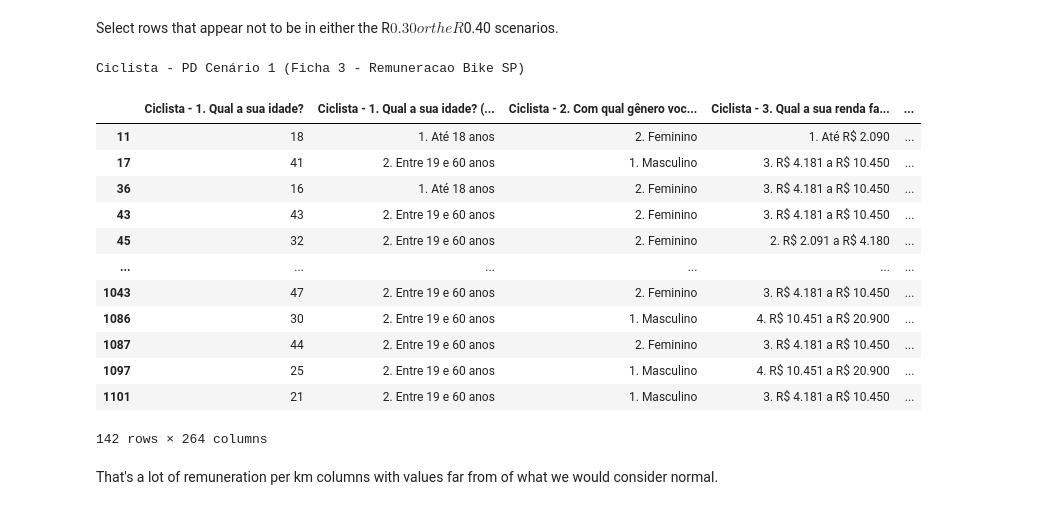
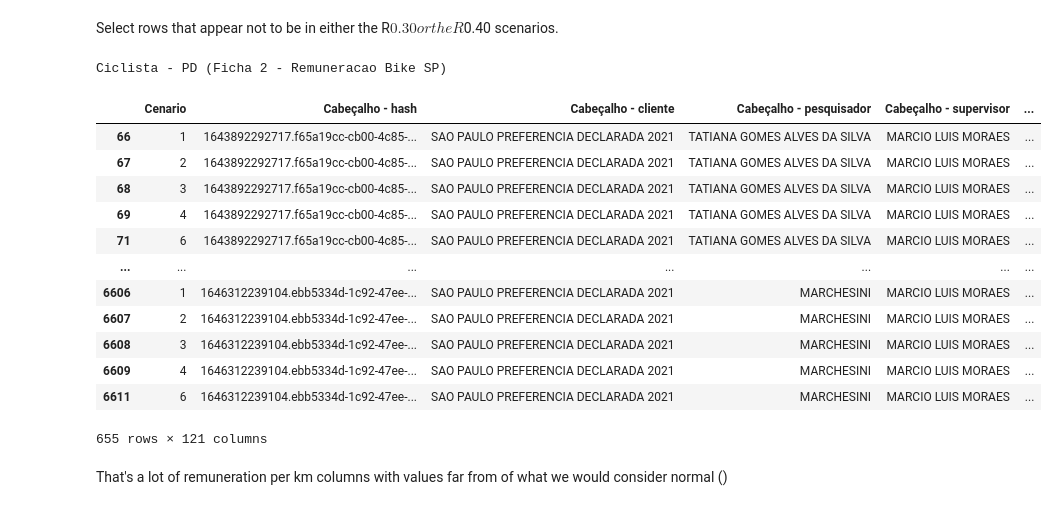
Before and after one commit to anayflima/bikesp-analysis, a Jupyter notebook: data_analysis/WB/matrices_time_distance.ipynb, the cells around one changed output. Cells and saved outputs as stored; diff of their text form; code cells hidden in the pictures.

```diff
--- a/data_analysis/WB/matrices_time_distance.ipynb
+++ b/data_analysis/WB/matrices_time_distance.ipynb
@@ -597,5 +539,6 @@ array(['Ciclista - PD Cenário 1 (Ficha 2 - Remuneracao Bike SP)',
-# %%
-## Transform to float
-
-for column in remuneration_columns:
-    merge[column] = merge[column].apply(currency_to_float)
+# %%
+import numpy as np
+
+remuneration_columns = [column_ficha1, column_ficha2, column_ficha3]
+
+remuneration_columns
@@ -602,12 +564,4 @@ for column in remuneration_columns:
 # %%
-# def divide_per_distance(value):
-#     if value == 0:
-#         return 0
-#     else
-
-
 for column in remuneration_columns:
-    if merge['distancia_aprox (km)'] != 0:
-        merge[column + ' per km'] = merge[column]/merge['distancia_aprox (km)']
-    else:
-        merge[column + ' per km'] = 0
+    merge[column + ' per km'] = merge[column]/merge['distancia_aprox (km)']
+    merge[column + ' per km'] = merge[column + ' per km'].replace(math.inf, 0)
@@ -624,13 +567,0 @@ inf
-# %%
-# adding a new column and setting the values to "none"
-denominator = 'distancia_aprox (km)'
-
-for column in remuneration_columns:
-    merge[column + ' per km'] = -1
-    for i in range(len(merge)):
-        if merge[denominator][i] != 0:
-            # print(merge[denominator][i])
-            merge[column + ' per km'][i] = merge[column][i]/merge[denominator][i]
-            if merge[column + ' per km'][i] == float("inf"):
-                print('INF!')
-                break
@@ -684,25 +638,25 @@ Select rows that appear not to be in either the R$0.30 or the R$0.40 scenarios.
 # %%
 # for column in remuneration_columns:
 column = remuneration_columns[1]
 print(column)
 column = column + ' per km'
-merge[(merge[column] != 0) & (merge[column] != -1) & ((merge[column] < 0.23) | (merge[column] > 0.47))]
+merge[(merge[column] != 0) & ((merge[column] < 0.23) | (merge[column] > 0.47))]
 # %% [output]
-Ciclista - PD Cenário 1 (Ficha 3 - Remuneracao Bike SP)
+Ciclista - PD (Ficha 2 - Remuneracao Bike SP)
-|  | Ciclista - 1. Qual a sua idade? | Ciclista - 1. Qual a sua idade? (... | Ciclista - 2. Com qual gênero voc... | Ciclista - 3. Qual a sua renda fa... | ... |
-| 11 | 18 | 1. Até 18 anos | 2. Feminino | 1. Até R$ 2.090 | ... |
-| 17 | 41 | 2. Entre 19 e 60 anos | 1. Masculino | 3. R$ 4.181 a R$ 10.450 | ... |
-| 36 | 16 | 1. Até 18 anos | 2. Feminino | 3. R$ 4.181 a R$ 10.450 | ... |
-| 43 | 43 | 2. Entre 19 e 60 anos | 2. Feminino | 3. R$ 4.181 a R$ 10.450 | ... |
-| 45 | 32 | 2. Entre 19 e 60 anos | 2. Feminino | 2. R$ 2.091 a R$ 4.180 | ... |
-| ... | ... | ... | ... | ... | ... |
-| 1043 | 47 | 2. Entre 19 e 60 anos | 2. Feminino | 3. R$ 4.181 a R$ 10.450 | ... |
-| 1086 | 30 | 2. Entre 19 e 60 anos | 1. Masculino | 4. R$ 10.451 a R$ 20.900 | ... |
-| 1087 | 44 | 2. Entre 19 e 60 anos | 2. Feminino | 3. R$ 4.181 a R$ 10.450 | ... |
-| 1097 | 25 | 2. Entre 19 e 60 anos | 1. Masculino | 4. R$ 10.451 a R$ 20.900 | ... |
-| 1101 | 21 | 2. Entre 19 e 60 anos | 1. Masculino | 3. R$ 4.181 a R$ 10.450 | ... |
+|  | Cenario | Cabeçalho - hash | Cabeçalho - cliente | Cabeçalho - pesquisador | Cabeçalho - supervisor | ... |
+| 66 | 1 | 1643892292717.f65a19cc-cb00-4c85-... | SAO PAULO PREFERENCIA DECLARADA 2021 | TATIANA GOMES ALVES DA SILVA | MARCIO LUIS MORAES | ... |
+| 67 | 2 | 1643892292717.f65a19cc-cb00-4c85-... | SAO PAULO PREFERENCIA DECLARADA 2021 | TATIANA GOMES ALVES DA SILVA | MARCIO LUIS MORAES | ... |
+| 68 | 3 | 1643892292717.f65a19cc-cb00-4c85-... | SAO PAULO PREFERENCIA DECLARADA 2021 | TATIANA GOMES ALVES DA SILVA | MARCIO LUIS MORAES | ... |
+| 69 | 4 | 1643892292717.f65a19cc-cb00-4c85-... | SAO PAULO PREFERENCIA DECLARADA 2021 | TATIANA GOMES ALVES DA SILVA | MARCIO LUIS MORAES | ... |
+| 71 | 6 | 1643892292717.f65a19cc-cb00-4c85-... | SAO PAULO PREFERENCIA DECLARADA 2021 | TATIANA GOMES ALVES DA SILVA | MARCIO LUIS MORAES | ... |
+| ... | ... | ... | ... | ... | ... | ... |
+| 6606 | 1 | 1646312239104.ebb5334d-1c92-47ee-... | SAO PAULO PREFERENCIA DECLARADA 2021 | MARCHESINI | MARCIO LUIS MORAES | ... |
+| 6607 | 2 | 1646312239104.ebb5334d-1c92-47ee-... | SAO PAULO PREFERENCIA DECLARADA 2021 | MARCHESINI | MARCIO LUIS MORAES | ... |
+| 6608 | 3 | 1646312239104.ebb5334d-1c92-47ee-... | SAO PAULO PREFERENCIA DECLARADA 2021 | MARCHESINI | MARCIO LUIS MORAES | ... |
+| 6609 | 4 | 1646312239104.ebb5334d-1c92-47ee-... | SAO PAULO PREFERENCIA DECLARADA 2021 | MARCHESINI | MARCIO LUIS MORAES | ... |
+| 6611 | 6 | 1646312239104.ebb5334d-1c92-47ee-... | SAO PAULO PREFERENCIA DECLARADA 2021 | MARCHESINI | MARCIO LUIS MORAES | ... |
-142 rows × 264 columns
+655 rows × 121 columns
 # %% [markdown]
-That's a lot of remuneration per km columns with values far from of what we would consider normal.
+That's a lot of remuneration per km columns with values far from of what we would consider normal ()
 # %%
 merge.to_csv(data_folder+ "WB/PD_COMAP/matrices_time_distance/merged_matrix.csv", index = False)
```
Also changed, not shown: parts of 46 cells of this notebook.
